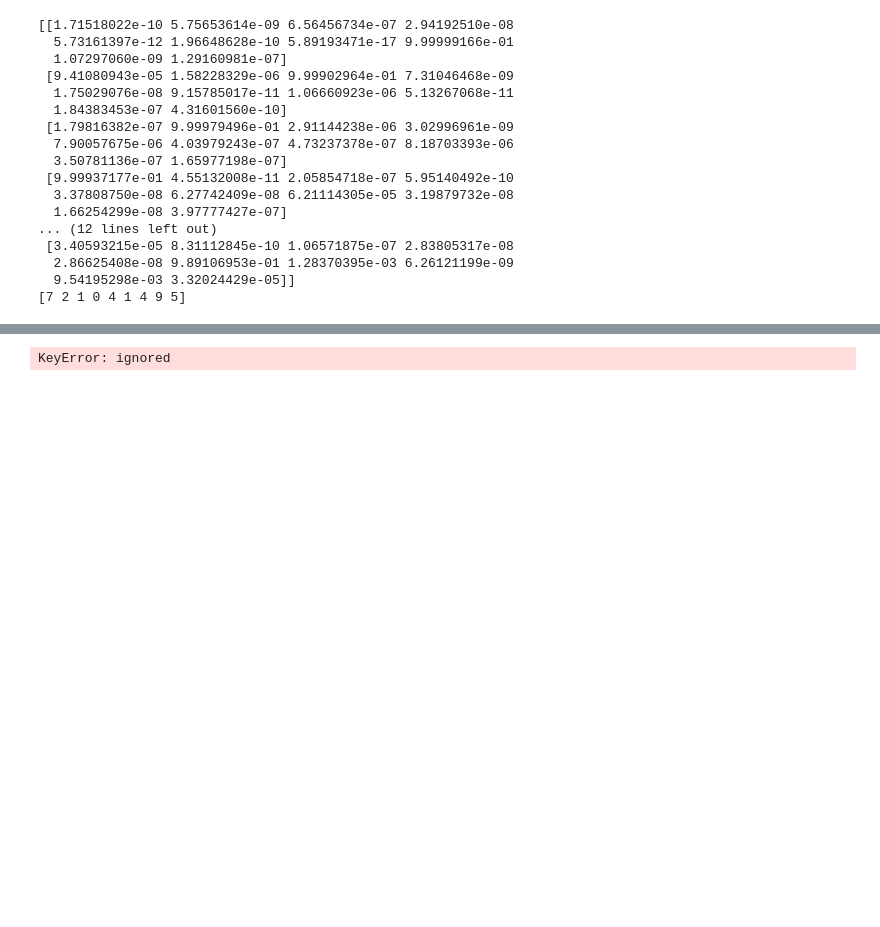
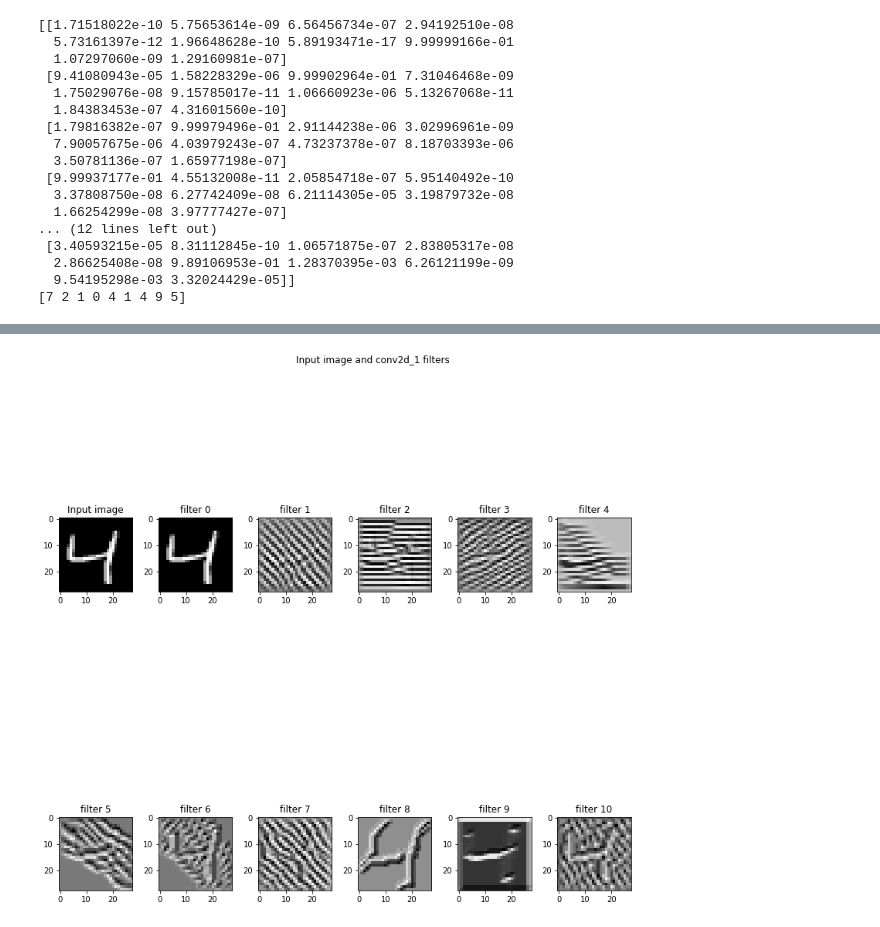
Before and after one commit to Curiousss/EVA, a Jupyter notebook: Assignment3/1stDNN.ipynb, the cells around one changed output, grey strips where cells are left out. Saved outputs shown, nothing was run; the diff lists cells and outputs as text; code cells hidden in the pictures; blank space fills up the shorter version.

```diff
--- a/Assignment3/1stDNN.ipynb
+++ b/Assignment3/1stDNN.ipynb
@@ -202,7 +255,7 @@ def deprocess_image(x):
     return x
 
 def vis_img_in_filter(img = np.array(X_train[2]).reshape((1, 28, 28, 1)).astype(np.float64),
-                      layer_name = 'conv2d_14'):
+                      layer_name = 'conv2d_1'):
     layer_output = layer_dict[layer_name].output
     img_ascs = list()
     for filter_index in range(layer_output.shape[3]):
@@ -225,31 +278,31 @@ def vis_img_in_filter(img = np.array(X_train[2]).reshape((1, 28, 28, 1)).astype(
         img_asc = np.array(img)
         # run gradient ascent for 20 steps
         for i in range(20):
             loss_value, grads_value = iterate([img_asc])
             img_asc += grads_value * step
 
         img_asc = img_asc[0]
         img_ascs.append(deprocess_image(img_asc).reshape((28, 28)))
 
     if layer_output.shape[3] >= 35:
         plot_x, plot_y = 6, 6
     elif layer_output.shape[3] >= 23:
         plot_x, plot_y = 4, 6
     elif layer_output.shape[3] >= 11:
         plot_x, plot_y = 2, 6
     else:
         plot_x, plot_y = 1, 2
     fig, ax = plt.subplots(plot_x, plot_y, figsize = (12, 12))
     ax[0, 0].imshow(img.reshape((28, 28)), cmap = 'gray')
     ax[0, 0].set_title('Input image')
     fig.suptitle('Input image and %s filters' % (layer_name,))
     fig.tight_layout(pad = 0.3, rect = [0, 0, 0.9, 0.9])
     for (x, y) in [(i, j) for i in range(plot_x) for j in range(plot_y)]:
         if x == 0 and y == 0:
             continue
         ax[x, y].imshow(img_ascs[x * plot_y + y - 1], cmap = 'gray')
         ax[x, y].set_title('filter %d' % (x * plot_y + y - 1))
 
 vis_img_in_filter()
 # %% [output]
-KeyError: ignored
+[figure, added]
```
Also changed, not shown: parts of 17 cells of this notebook.
